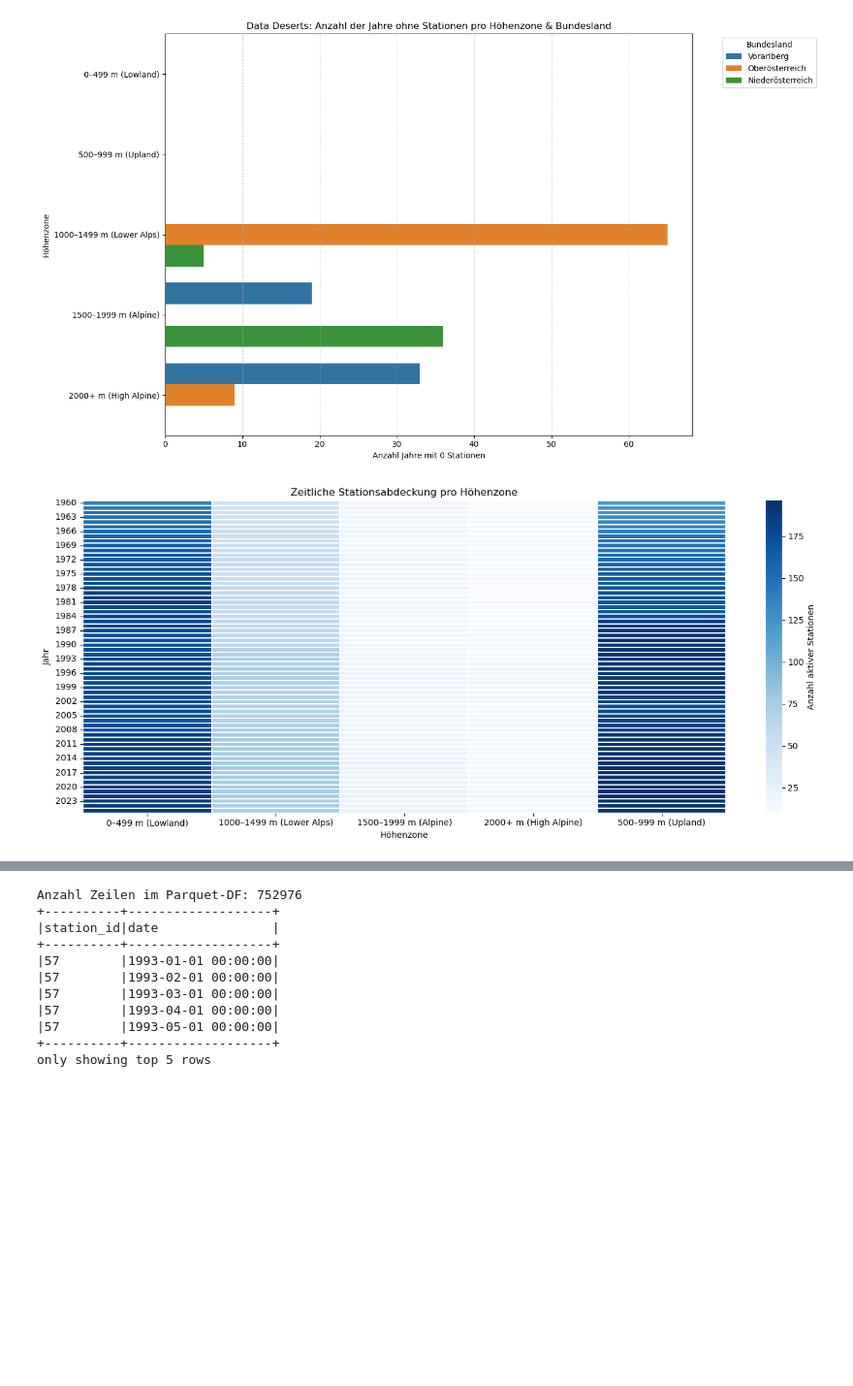
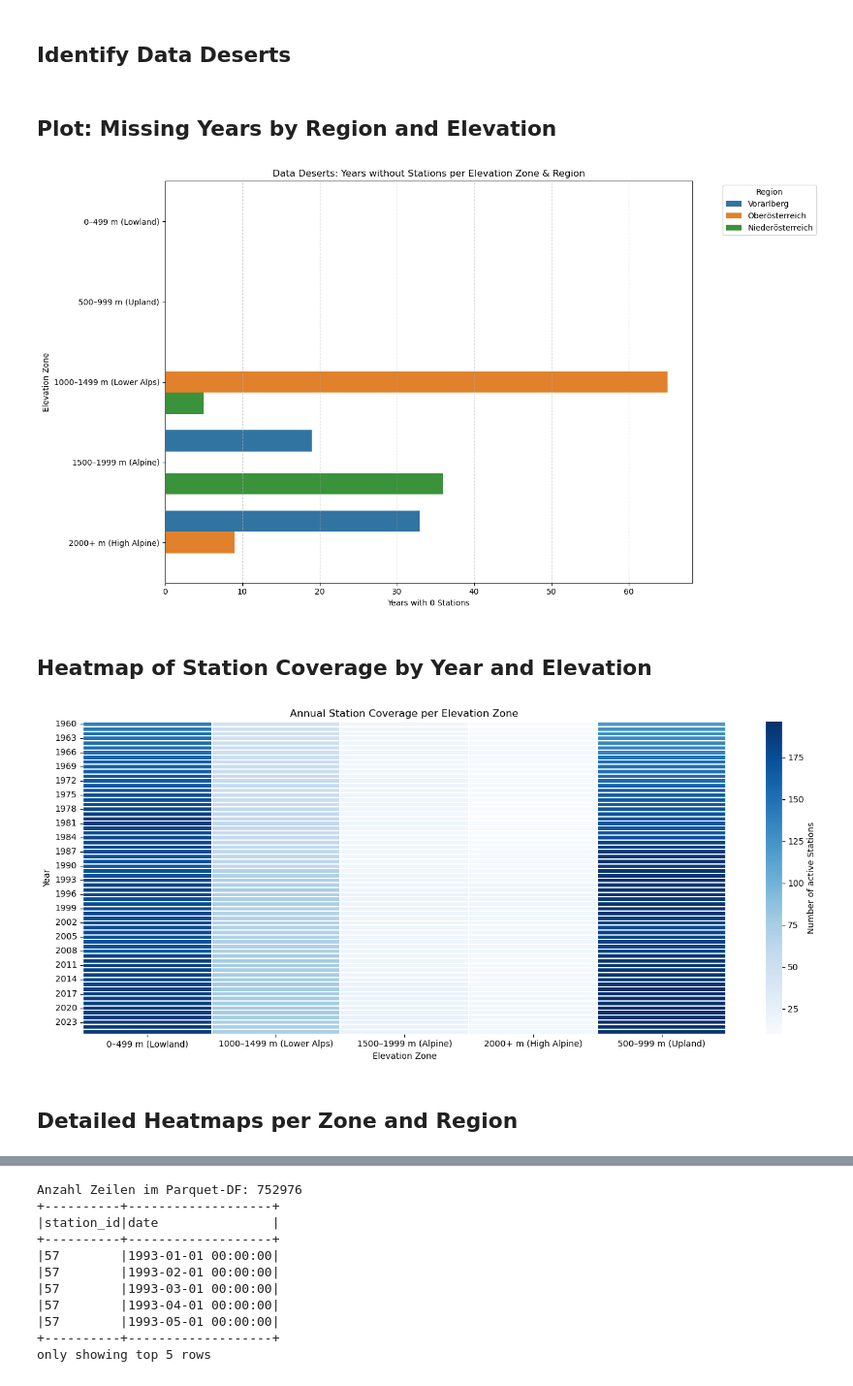
Before and after one commit to MichaelKerscher/climalyticsat, a Jupyter notebook: data/RQ3_data_coverage.ipynb, the cells around one changed output, grey strips where cells are left out. Shown at 97% size. Cells and saved outputs as stored; diff of their text form; code cells hidden in the pictures; blank space fills up the shorter version.

```diff
--- a/data/RQ3_data_coverage.ipynb
+++ b/data/RQ3_data_coverage.ipynb
@@ -54,6 +65,8 @@ full_coverage = valid_combinations.join(
     on=["year", "elevation_zone", "bundesland"],
     how="left"
 ).withColumn("count", coalesce(col("count"), lit(0)))
+# %% [markdown]
+## Identify Data Deserts
 # %%
 gaps = full_coverage.filter(col("count") == 0)
 # %%
@@ -73,26 +86,30 @@ zone_order = [
 gap_summary_pd["elevation_zone"] = gap_summary_pd["elevation_zone"].astype(
     CategoricalDtype(categories=zone_order, ordered=True)
 )
+# %% [markdown]
+## Plot: Missing Years by Region and Elevation
 # %%
 import matplotlib.pyplot as plt
 import seaborn as sns
 
 plt.figure(figsize=(14, 8))
 sns.barplot(
     data=gap_summary_pd,
     y="elevation_zone",
     x="missing_years",
     hue="bundesland"
 )
-plt.title("Data Deserts: Anzahl der Jahre ohne Stationen pro Höhenzone & Bundesland")
-plt.xlabel("Anzahl Jahre mit 0 Stationen")
-plt.ylabel("Höhenzone")
+plt.title("Data Deserts: Years without Stations per Elevation Zone & Region")
+plt.xlabel("Years with 0 Stations")
+plt.ylabel("Elevation Zone")
 plt.grid(True, axis='x', linestyle="--", alpha=0.5)
-plt.legend(title="Bundesland", bbox_to_anchor=(1.05, 1), loc="upper left")
+plt.legend(title="Region", bbox_to_anchor=(1.05, 1), loc="upper left")
 plt.tight_layout()
 plt.show()
 # %% [output]
-[figure, old version]
+[figure, new version]
+# %% [markdown]
+## Heatmap of Station Coverage by Year and Elevation
 # %%
 heatmap_counts = coverage.groupBy("year", "elevation_zone", "bundesland") \
     .agg(count("*").alias("station_count"))
@@ -105,12 +122,14 @@ import matplotlib.pyplot as plt
 import seaborn as sns
 
 plt.figure(figsize=(14, 6))
-sns.heatmap(pivot, cmap="Blues", linewidths=0.3, cbar_kws={"label": "Anzahl aktiver Stationen"})
-plt.title("Zeitliche Stationsabdeckung pro Höhenzone")
-plt.xlabel("Höhenzone")
-plt.ylabel("Jahr")
+sns.heatmap(pivot, cmap="Blues", linewidths=0.3, cbar_kws={"label": "Number of active Stations"})
+plt.title("Annual Station Coverage per Elevation Zone")
+plt.xlabel("Elevation Zone")
+plt.ylabel("Year")
 plt.tight_layout()
 plt.show()
 # %% [output]
-[figure, old version]
+[figure, new version]
+# %% [markdown]
+## Detailed Heatmaps per Zone and Region
 # %%
```
Also changed, not shown: parts of 17 cells of this notebook, 1 other file.
